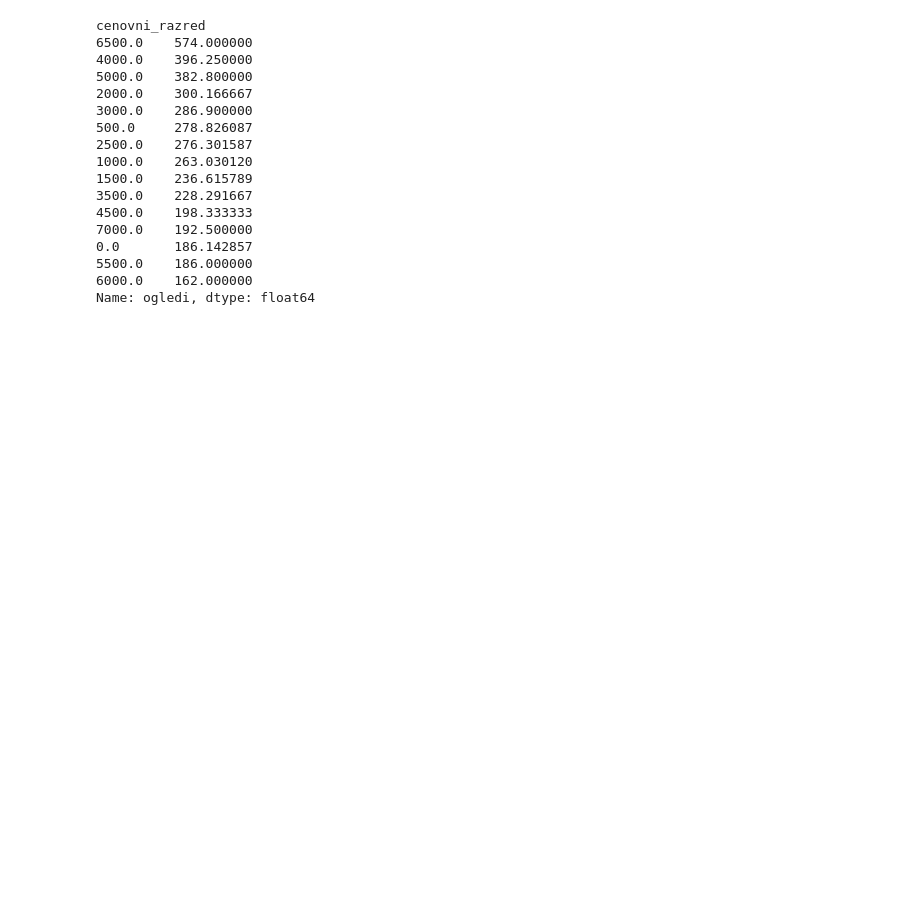
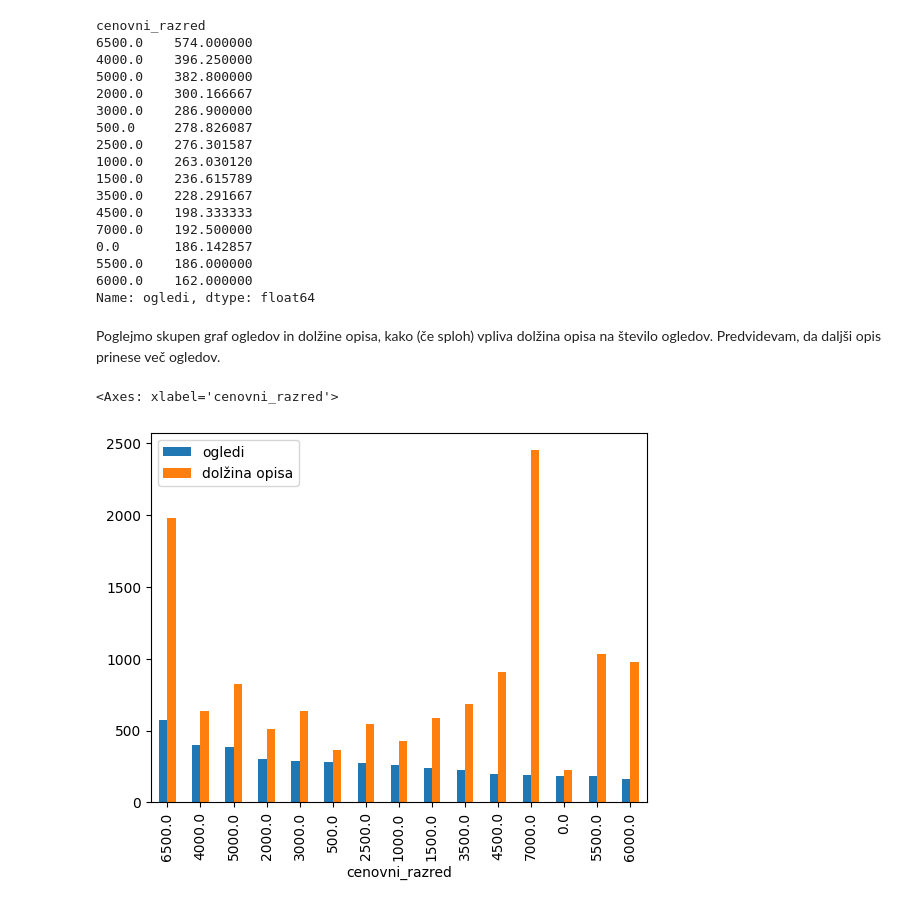
Before and after one commit to ambrovo/UVP-projektna, a Jupyter notebook: analiza.ipynb, the cells around one changed output. Cells and saved outputs as stored; diff of their text form; code cells hidden in the pictures; blank space fills up the shorter version.

```diff
--- a/analiza.ipynb
+++ b/analiza.ipynb
@@ -126,7 +122,8 @@ dtype: int64
 # %% [markdown]
 Kakšna je pa dolžina opisa, glede na cenovni razred? So opisi daljši za dražja kolesa?
 # %%
-kolesa_po_razredih["dolžina opisa"].mean().sort_values(ascending=False)
+opis_po_razredih = kolesa_po_razredih["dolžina opisa"].mean().sort_values(ascending=False)
+opis_po_razredih
 # %% [output]
 cenovni_razred
 7000.0    2452.500000
@@ -148,8 +145,8 @@ Name: dolžina opisa, dtype: float64
 # %% [markdown]
 Število ogledov povezano s ceno (ker so dragi zanimivi) ali z dolžino opisa?
 # %%
-t4 = kolesa_po_razredih.ogledi.mean().sort_values(ascending=False)
-t4
+ogledi_po_razredih = kolesa_po_razredih.ogledi.mean().sort_values(ascending=False)
+ogledi_po_razredih
 # %% [output]
 cenovni_razred
 6500.0    574.000000
@@ -168,3 +165,12 @@ cenovni_razred
 5500.0    186.000000
 6000.0    162.000000
 Name: ogledi, dtype: float64
+# %% [markdown]
+Poglejmo skupen graf ogledov in dolžine opisa, kako (če sploh) vpliva dolžina opisa na število ogledov. Predvidevam, da daljši opis prinese več ogledov.
+# %%
+ogledi_in_opis_po_razredih = pd.merge( ogledi_po_razredih, opis_po_razredih, on="cenovni_razred").round(0)
+
+ogledi_in_opis_po_razredih.plot(kind="bar")
+# %% [output]
+<Axes: xlabel='cenovni_razred'>
+[figure, added]
```
Also changed, not shown: parts of 5 cells of this notebook.
